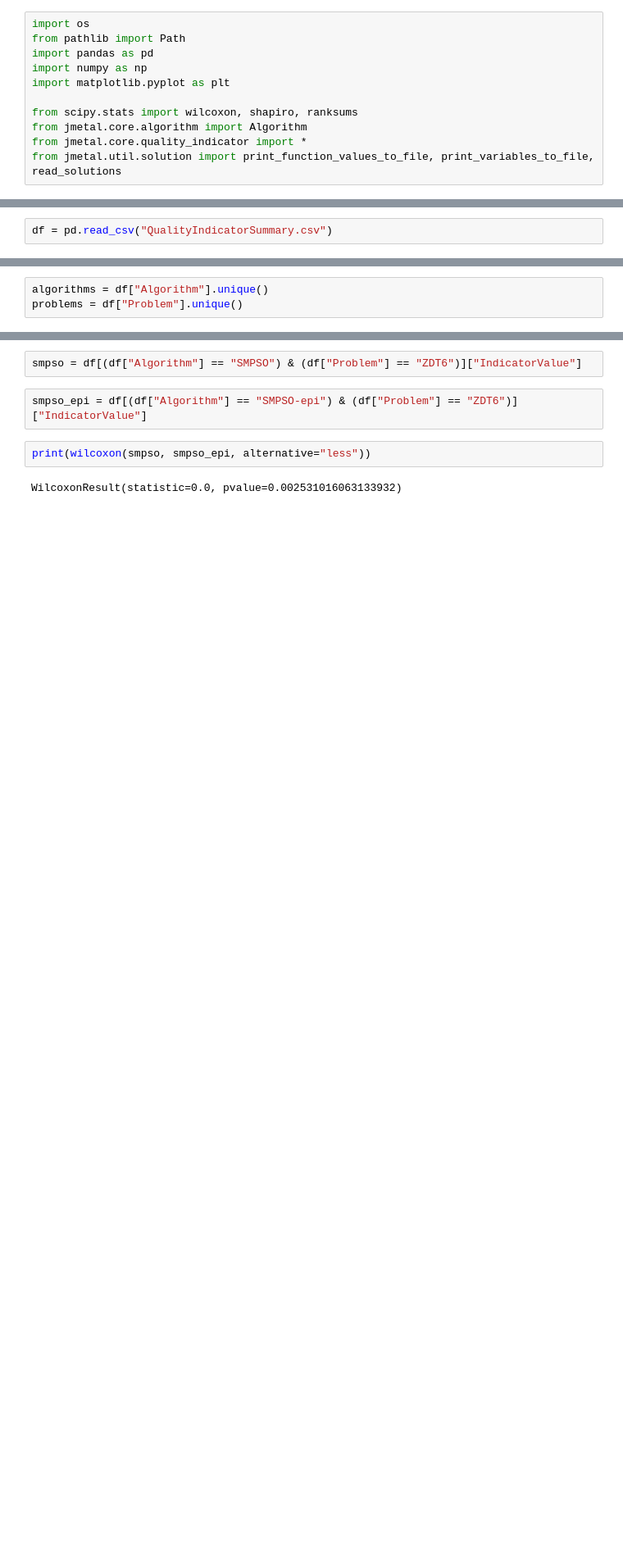
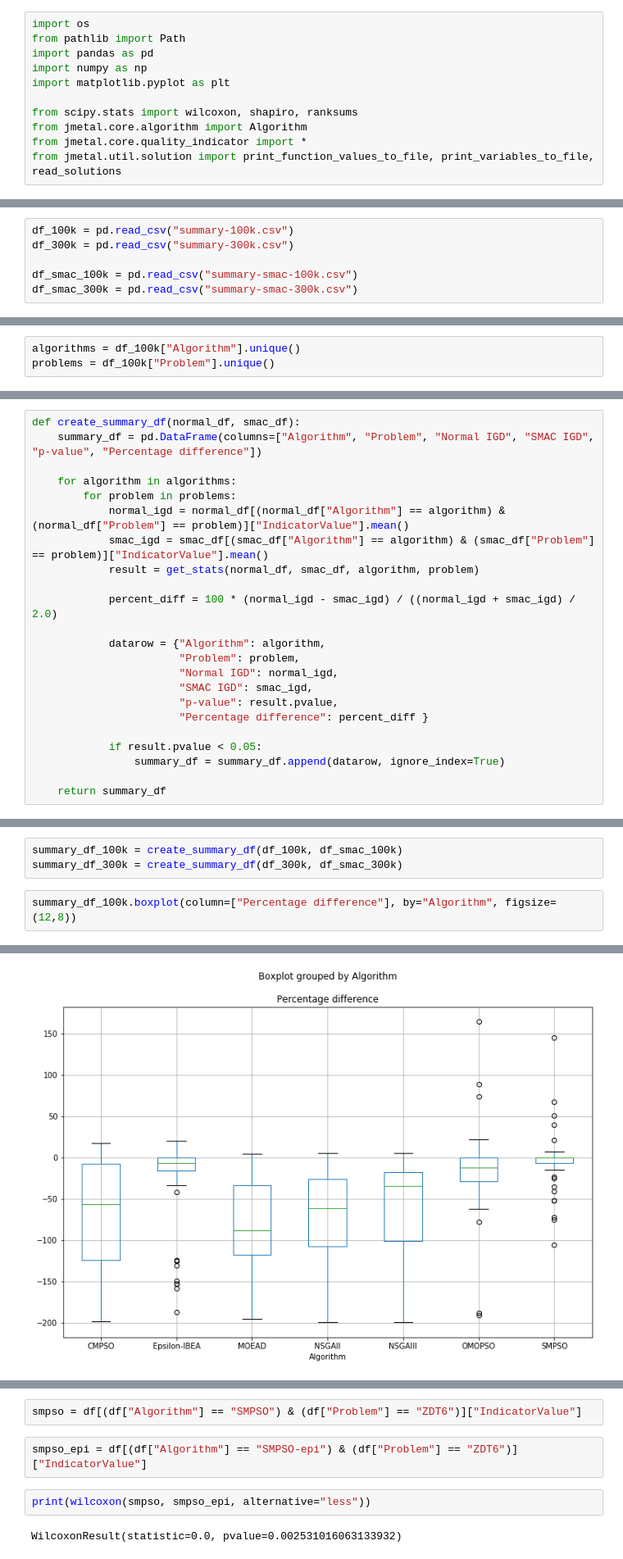
Before and after one commit to 12yuens2/cmlsga-jmetalpy, a Jupyter notebook: SMAC.ipynb, the cells around one changed output, grey strips where cells are left out. Shown at 82% size. Drawn from its saved outputs; the diff is of its cells as text; blank space fills up the shorter version.

Commit message:
Boxplots for smac notebook

```diff
--- a/SMAC.ipynb
+++ b/SMAC.ipynb
@@ -58,3 +61,7 @@ generate_summary_from_experiment("data-100pop-100000evals-10runs-", [InvertedGen
                                 "resources/reference_front")
 # %%
-df = pd.read_csv("QualityIndicatorSummary.csv")
+df_100k = pd.read_csv("summary-100k.csv")
+df_300k = pd.read_csv("summary-300k.csv")
+
+df_smac_100k = pd.read_csv("summary-smac-100k.csv")
+df_smac_300k = pd.read_csv("summary-smac-300k.csv")
@@ -61,4 +74,4 @@ df = pd.read_csv("QualityIndicatorSummary.csv")
 # %%
-algorithms = df["Algorithm"].unique()
-problems = df["Problem"].unique()
+algorithms = df_100k["Algorithm"].unique()
+problems = df_100k["Problem"].unique()
 # %%
@@ -71,0 +115,23 @@ for algorithm in algorithms:
+# %%
+def create_summary_df(normal_df, smac_df):
+    summary_df = pd.DataFrame(columns=["Algorithm", "Problem", "Normal IGD", "SMAC IGD", "p-value", "Percentage difference"])
+
+    for algorithm in algorithms:
+        for problem in problems:
+            normal_igd = normal_df[(normal_df["Algorithm"] == algorithm) & (normal_df["Problem"] == problem)]["IndicatorValue"].mean()
+            smac_igd = smac_df[(smac_df["Algorithm"] == algorithm) & (smac_df["Problem"] == problem)]["IndicatorValue"].mean()
+            result = get_stats(normal_df, smac_df, algorithm, problem)
+
+            percent_diff = 100 * (normal_igd - smac_igd) / ((normal_igd + smac_igd) / 2.0)
+
+            datarow = {"Algorithm": algorithm,
+                       "Problem": problem,
+                       "Normal IGD": normal_igd,
+                       "SMAC IGD": smac_igd,
+                       "p-value": result.pvalue,
+                       "Percentage difference": percent_diff }
+
+            if result.pvalue < 0.05:
+                summary_df = summary_df.append(datarow, ignore_index=True)
+
+    return summary_df
@@ -71,0 +164,6 @@ for algorithm in algorithms:
+# %%
+summary_df_100k = create_summary_df(df_100k, df_smac_100k)
+summary_df_300k = create_summary_df(df_300k, df_smac_300k)
+# %%
+summary_df_100k.boxplot(column=["Percentage difference"], by="Algorithm", figsize=(12,8))
+# %% [output]
@@ -71,0 +171 @@ for algorithm in algorithms:
+[figure, added]
```
Also changed, not shown: parts of 16 cells of this notebook.
